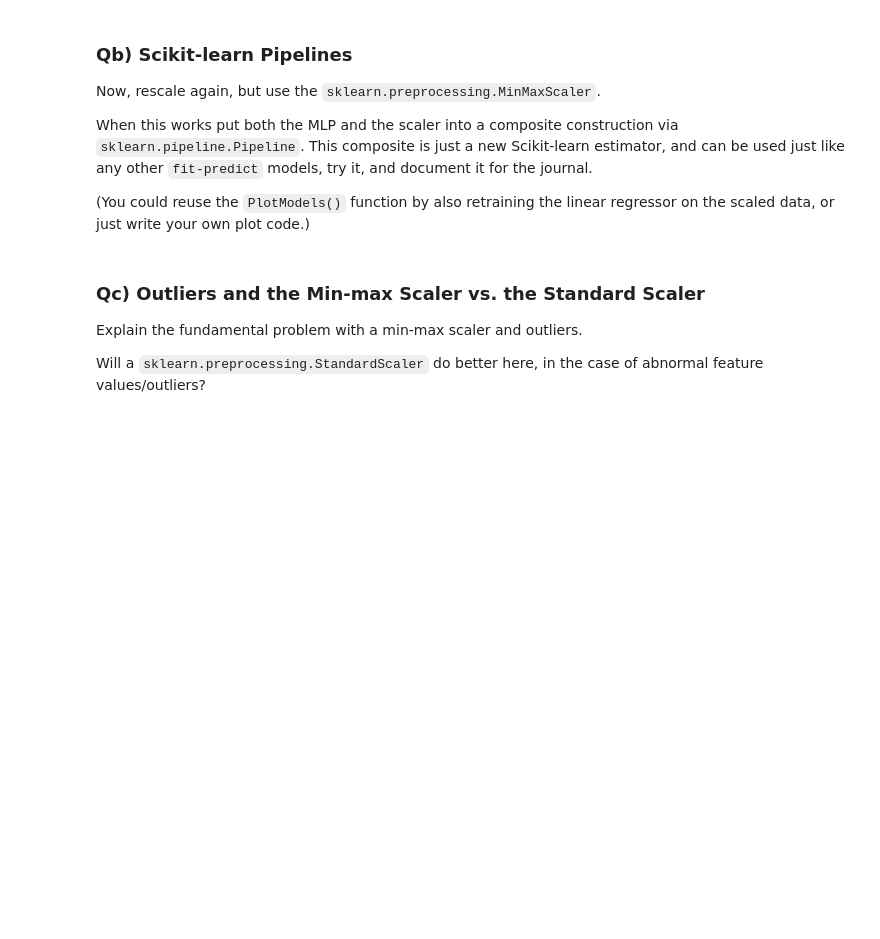
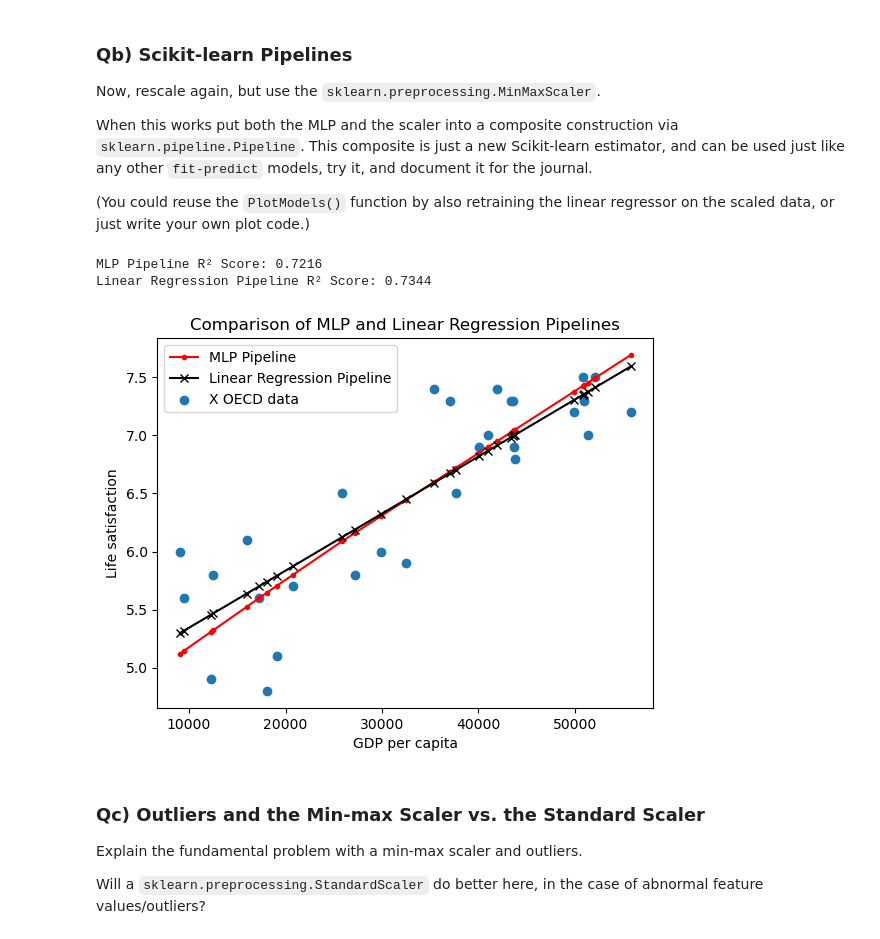
Before and after one commit to OliverEC04/MAL-G10, a Jupyter notebook: L4/pipelines.ipynb, the cells around one changed output. Cells and saved outputs as stored; diff of their text form; code cells hidden in the pictures; blank space fills up the shorter version.

```diff
--- a/L4/pipelines.ipynb
+++ b/L4/pipelines.ipynb
@@ -130,3 +165,52 @@ assert False, "TODO: put everything into a pipeline.."
+# %%
+from sklearn.pipeline import Pipeline
+from sklearn.preprocessing import MinMaxScaler
+from sklearn.linear_model import LinearRegression
+from sklearn.neural_network import MLPRegressor
+from sklearn.metrics import r2_score
+import matplotlib.pyplot as plt
+
+# Step 1: Define the pipeline
+mlp_pipeline = Pipeline([
+    ('scaler', MinMaxScaler(feature_range=(0,1))),
+    ('mlp', MLPRegressor(hidden_layer_sizes=(10,), solver='adam', activation='relu',
+                         tol=1E-5, max_iter=100000, verbose=False))
+])
+
+# Step 2: Train the MLP pipeline
+mlp_pipeline.fit(X, y)
+
+# Step 3: Train a linear regressor with scaling for comparison
+linreg_pipeline = Pipeline([
+    ('scaler', MinMaxScaler(feature_range=(0,1))),
+    ('linreg', LinearRegression())
+])
+linreg_pipeline.fit(X, y)
+
+# Step 4: Make predictions
+y_pred_mlp = mlp_pipeline.predict(X)
+y_pred_linreg = linreg_pipeline.predict(X)
+
+# Step 5: Calculate R² scores
+r2_mlp = r2_score(y, y_pred_mlp)
+r2_linreg = r2_score(y, y_pred_linreg)
+
+print(f"MLP Pipeline R² Score: {r2_mlp:.4f}")
+print(f"Linear Regression Pipeline R² Score: {r2_linreg:.4f}")
+
+# Step 6: Plot the models
+plt.plot(X, y_pred_mlp, "r.-", label="MLP Pipeline")
+plt.plot(X, y_pred_linreg, "kx-", label="Linear Regression Pipeline")
+plt.scatter(X, y, label="X OECD data")
+plt.xlabel("GDP per capita")
+plt.ylabel("Life satisfaction")
+plt.legend()
+plt.title("Comparison of MLP and Linear Regression Pipelines")
+plt.show()
+# %% [output]
+MLP Pipeline R² Score: 0.7216
+Linear Regression Pipeline R² Score: 0.7344
+[figure, added]
 # %% [markdown]
 ### Qc) Outliers and the Min-max Scaler vs. the Standard Scaler
 
```
Also changed, not shown: parts of 5 cells of this notebook, 1 other file.
